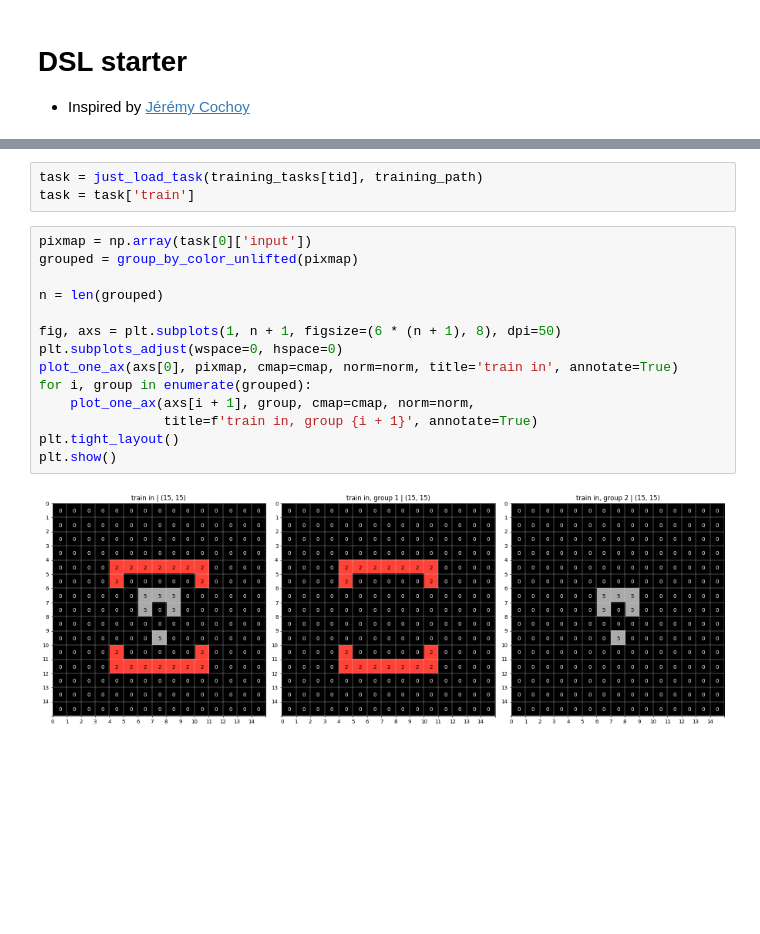
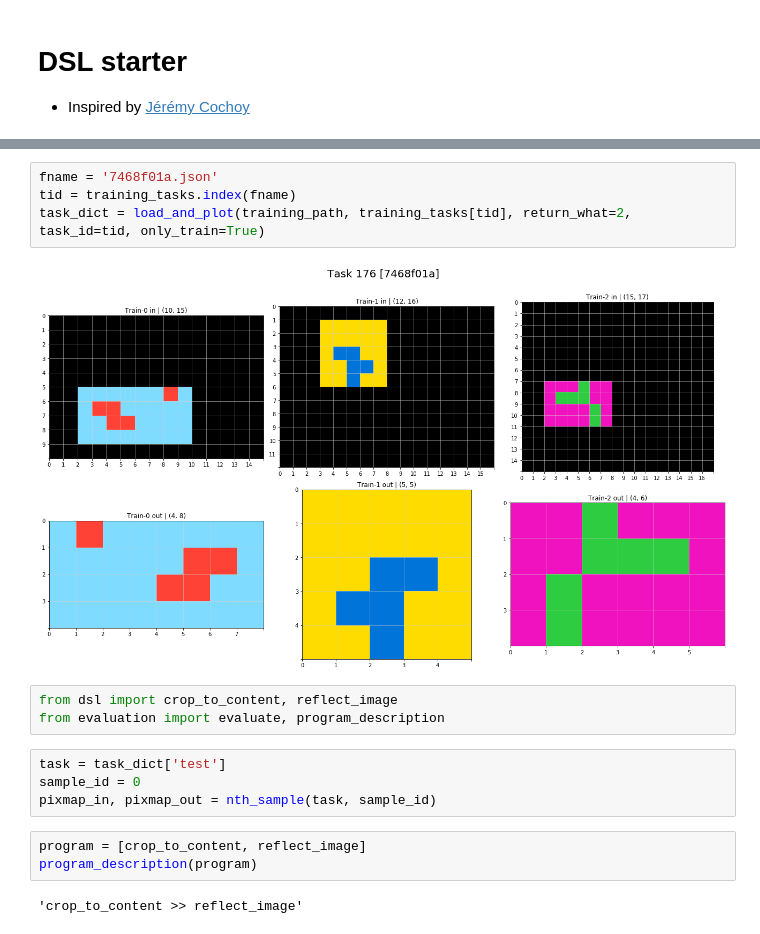
Before and after one commit to vitalwarley/abstract_reasoning, a Jupyter notebook: intro.ipynb, the cells around one changed output, grey strips where cells are left out. Drawn from its saved outputs; the diff is of its cells as text; blank space fills up the shorter version.

Commit message:
Improve DSL
- Add lift wrapper: lift functions that take np.ndarray to work with
[np.ndarray]
- Add more functions: identity, union etc
- Add evaluation functions
- Test sample progam in `intro.ipynb`

```diff
--- a/intro.ipynb
+++ b/intro.ipynb
@@ -211,19 +173,18 @@ def negative_by_most_frequent_color_unlifted(pixmap):
-# %%
-task = just_load_task(training_tasks[tid], training_path)
-task = task['train']
-# %%
-pixmap = np.array(task[0]['input'])
-grouped = group_by_color_unlifted(pixmap)
-
-n = len(grouped)
-
-fig, axs = plt.subplots(1, n + 1, figsize=(6 * (n + 1), 8), dpi=50)
-plt.subplots_adjust(wspace=0, hspace=0)
-plot_one_ax(axs[0], pixmap, cmap=cmap, norm=norm, title='train in', annotate=True)
-for i, group in enumerate(grouped):
-    plot_one_ax(axs[i + 1], group, cmap=cmap, norm=norm,
-                title=f'train in, group {i + 1}', annotate=True)
-plt.tight_layout()
-plt.show()
-# %% [output]
-[figure, removed]
+# %%
+fname = '7468f01a.json'
+tid = training_tasks.index(fname)
+task_dict = load_and_plot(training_path, training_tasks[tid], return_what=2, task_id=tid, only_train=True)
+# %% [output]
+[figure, added]
+# %%
+from dsl import crop_to_content, reflect_image
+from evaluation import evaluate, program_description
+# %%
+task = task_dict['test']
+sample_id = 0
+pixmap_in, pixmap_out = nth_sample(task, sample_id)
+# %%
+program = [crop_to_content, reflect_image]
+program_description(program)
+# %% [output]
+'crop_to_content >> reflect_image'
```
Also changed, not shown: parts of 7 cells of this notebook, 2 other files.
